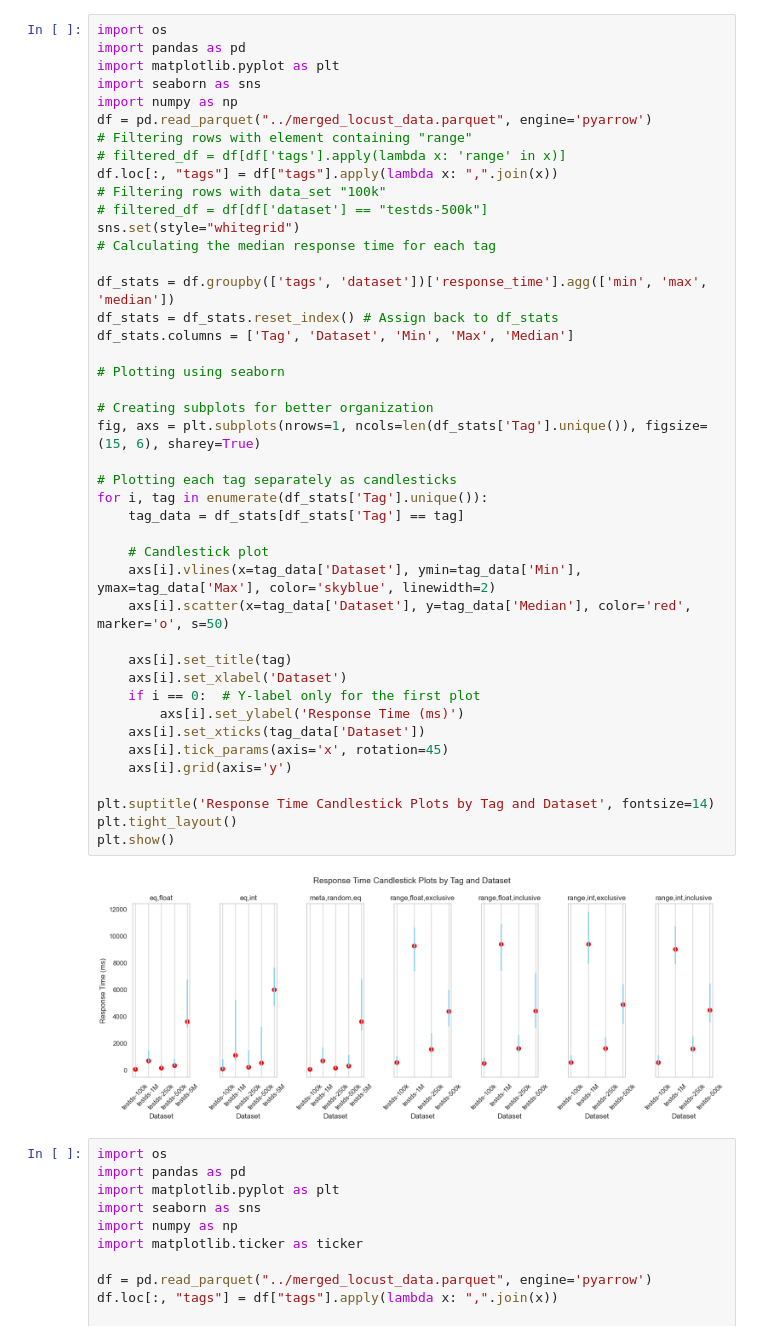
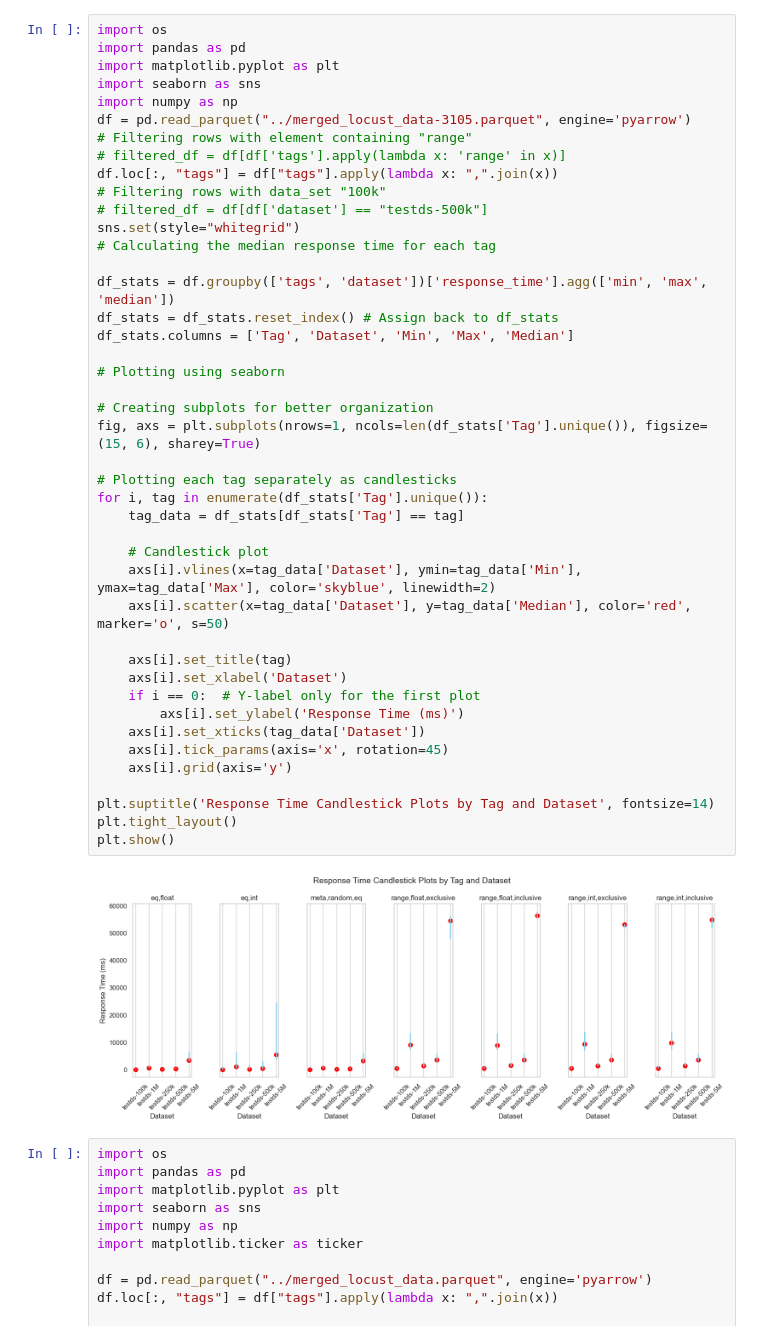
Before and after one commit to amikos-tech/chroma-perf-testing, a Jupyter notebook: notebooks/plots.ipynb, the cells around one changed output. Cells and saved outputs as stored; diff of their text form.

```diff
--- a/notebooks/plots.ipynb
+++ b/notebooks/plots.ipynb
@@ -4,7 +4,7 @@ import pandas as pd
 import matplotlib.pyplot as plt
 import seaborn as sns
 import numpy as np
-df = pd.read_parquet("../merged_locust_data.parquet", engine='pyarrow')
+df = pd.read_parquet("../merged_locust_data-3105.parquet", engine='pyarrow')
 # Filtering rows with element containing "range"
 # filtered_df = df[df['tags'].apply(lambda x: 'range' in x)]
 df.loc[:, "tags"] = df["tags"].apply(lambda x: ",".join(x))
@@ -15,34 +15,34 @@ sns.set(style="whitegrid")
 
 df_stats = df.groupby(['tags', 'dataset'])['response_time'].agg(['min', 'max', 'median'])
 df_stats = df_stats.reset_index() # Assign back to df_stats
 df_stats.columns = ['Tag', 'Dataset', 'Min', 'Max', 'Median']
 
 # Plotting using seaborn
 
 # Creating subplots for better organization
 fig, axs = plt.subplots(nrows=1, ncols=len(df_stats['Tag'].unique()), figsize=(15, 6), sharey=True)
 
 # Plotting each tag separately as candlesticks
 for i, tag in enumerate(df_stats['Tag'].unique()):
     tag_data = df_stats[df_stats['Tag'] == tag]
 
     # Candlestick plot
     axs[i].vlines(x=tag_data['Dataset'], ymin=tag_data['Min'], ymax=tag_data['Max'], color='skyblue', linewidth=2)
     axs[i].scatter(x=tag_data['Dataset'], y=tag_data['Median'], color='red', marker='o', s=50)
 
     axs[i].set_title(tag)
     axs[i].set_xlabel('Dataset')
     if i == 0:  # Y-label only for the first plot
         axs[i].set_ylabel('Response Time (ms)')
     axs[i].set_xticks(tag_data['Dataset'])
     axs[i].tick_params(axis='x', rotation=45)
     axs[i].grid(axis='y')
 
 plt.suptitle('Response Time Candlestick Plots by Tag and Dataset', fontsize=14)
 plt.tight_layout()
 plt.show()
 # %% [output]
-[figure, old version]
+[figure, new version]
 # %%
 import os
 import pandas as pd
```
Also changed, not shown: 3 other files.
